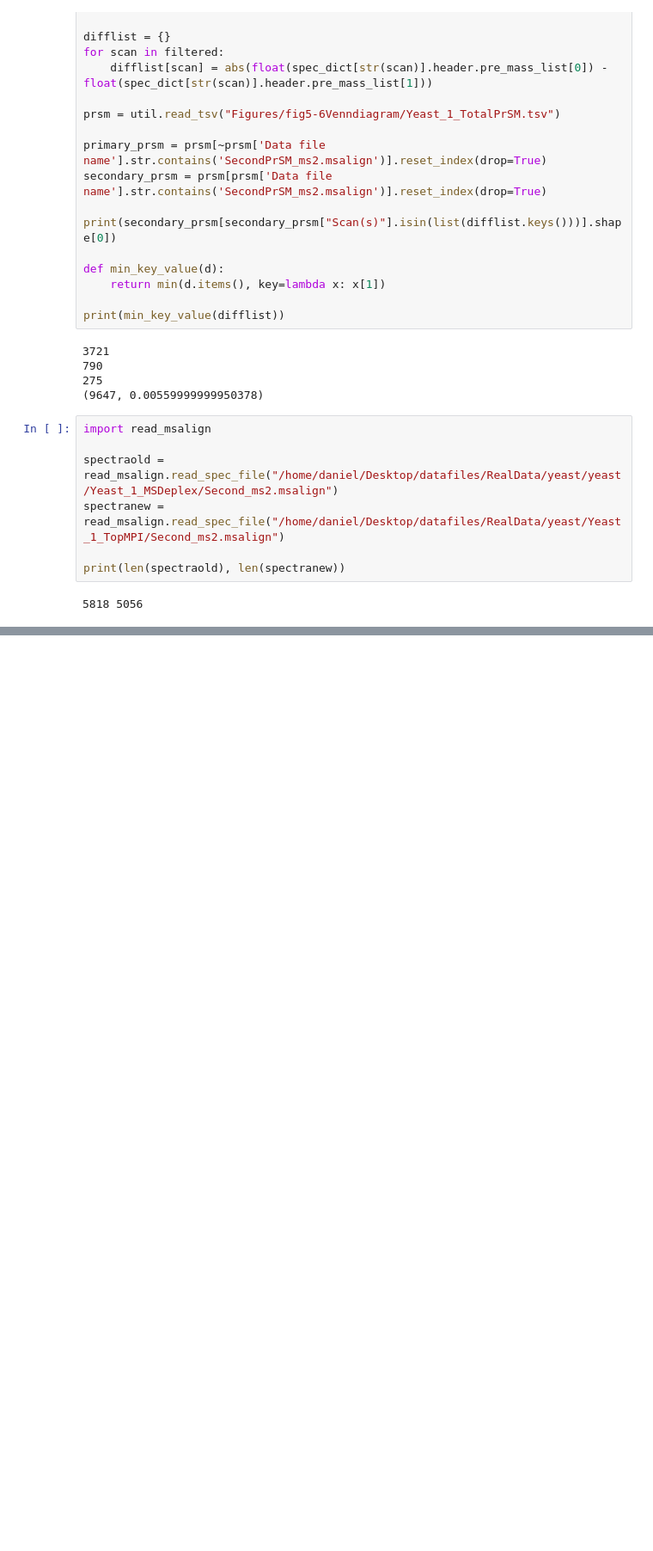
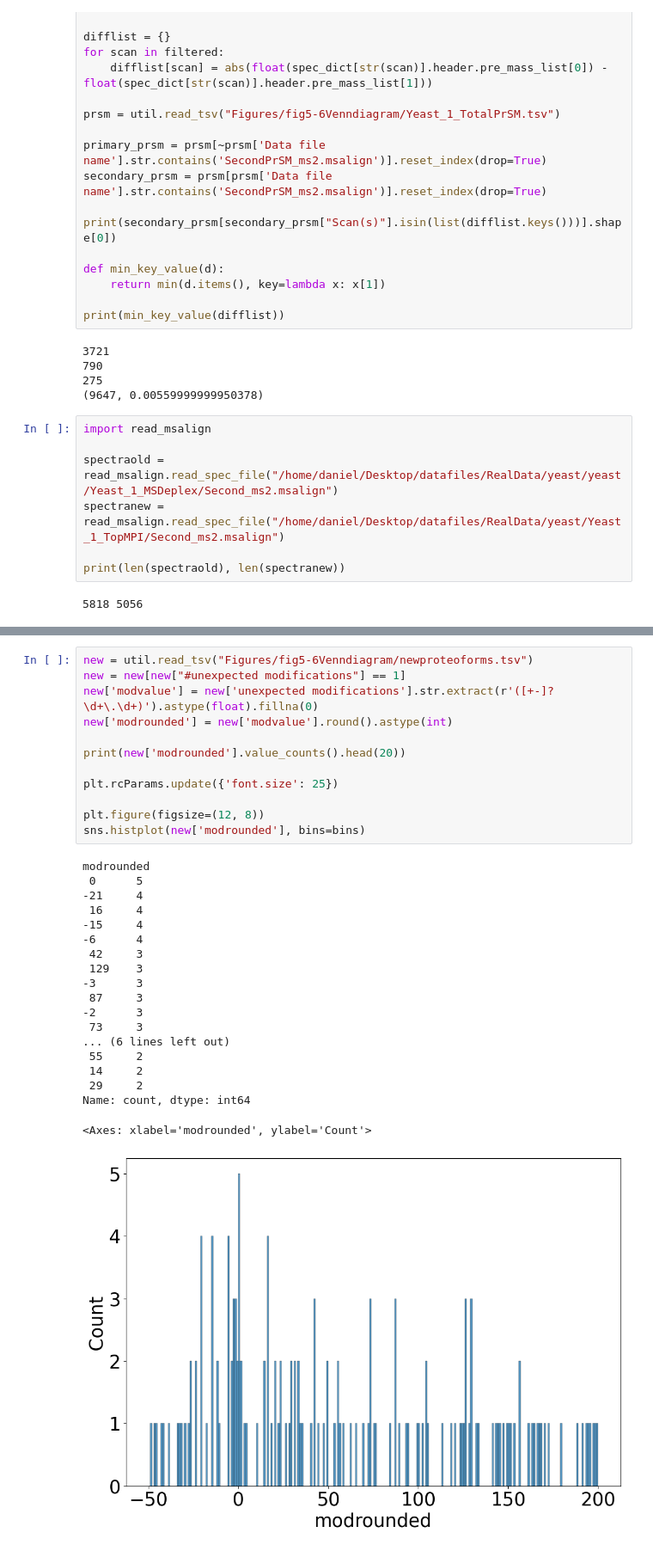
Before and after one commit to todanielwang/TopMPI, a Jupyter notebook: Experiments/notebook.ipynb, the cells around one changed output, grey strips where cells are left out. Shown at 86% size. Drawn from its saved outputs; the diff is of its cells as text; blank space fills up the shorter version.

```diff
--- a/Experiments/notebook.ipynb
+++ b/Experiments/notebook.ipynb
@@ -5288,0 +5266,32 @@ sns.histplot(filtered["EC_score"])
+# %%
+new = util.read_tsv("Figures/fig5-6Venndiagram/newproteoforms.tsv")
+new = new[new["#unexpected modifications"] == 1]
+new['modvalue'] = new['unexpected modifications'].str.extract(r'([+-]?\d+\.\d+)').astype(float).fillna(0)
+new['modrounded'] = new['modvalue'].round().astype(int)
+
+print(new['modrounded'].value_counts().head(20))
+
+plt.rcParams.update({'font.size': 25})
+
+plt.figure(figsize=(12, 8))
+sns.histplot(new['modrounded'], bins=bins)
+# %% [output]
+modrounded
+ 0      5
+-21     4
+ 16     4
+-15     4
+-6      4
+ 42     3
+ 129    3
+-3      3
+ 87     3
+-2      3
+ 73     3
+... (6 lines left out)
+ 55     2
+ 14     2
+ 29     2
+Name: count, dtype: int64
+<Axes: xlabel='modrounded', ylabel='Count'>
+[figure, added]
```
Also changed, not shown: parts of 12 cells of this notebook, 6 other files.
